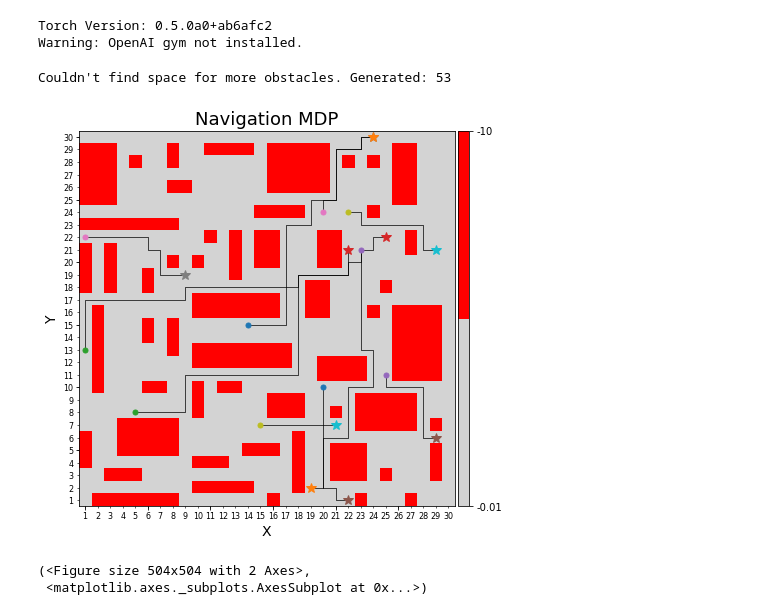
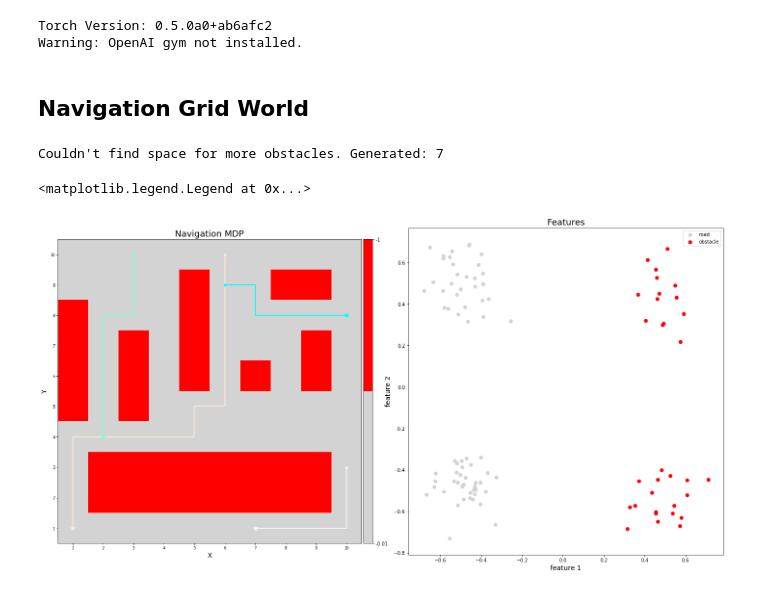
Before and after one commit to yrevar/InverseRL, a Jupyter notebook: Environments/NavigationGridWorld/NavigationGridWorld_NonLinearFeatures.ipynb, the cells around one changed output. Cells and saved outputs as stored; diff of their text form; code cells hidden in the pictures.

```diff
--- a/Environments/NavigationGridWorld/NavigationGridWorld_NonLinearFeatures.ipynb
+++ b/Environments/NavigationGridWorld/NavigationGridWorld_NonLinearFeatures.ipynb
@@ -377,53 +488,96 @@ def state_id_to_feature(state_id):
+# %% [markdown]
+## Navigation Grid World
 # %%
 np.random.seed(1)
 torch.manual_seed(1)
 
 obstacle = lambda x, y, w, h: [(x+i, y+j) for j in range(h) for i in range(w)]
 
-W, H = 30, 30
-n_obstacles = 100
+W, H = 10, 10
+n_obstacles = 10
 
 nvmdp = NavigationWorldMDP(
 
     width = W, height = H,
     nav_cell_types = ['lightgrey', "red"],
-    nav_cell_rewards = [-0.01, -10],
+    nav_cell_rewards = [-0.01, -1],
     nav_cell_p_or_locs = [1.,
                           list(itertools.chain(*[o() for o in generate_obstacles(
                               W, H, n_obstacles, max_search_tries=100)]))],
     goal_cell_types = [],
     goal_cell_rewards = [],
     goal_cell_locs = [],
     slip_prob = 0.0, step_cost = 0,
     gamma = 0.95
 )
 S = nvmdp.get_all_states()
 s_to_idx = {tuple(v):k for k,v in enumerate(S)}
 R_s = nvmdp._reward_func_state_only
 R = torch.tensor([R_s(s) for s in S], requires_grad=True)
 R_grid = convert_to_grid(nvmdp, S, R)
 A = nvmdp.get_actions()
 a_to_idx = {a:i for i,a in enumerate(A)}
 T = nvmdp.transition_func
 
+# assert len(astar_find_path(S[0], S[10], A, T, cost_fn=lambda s: -R_s(s))) == 13
+
+
 # Features
 state_ids = [nvmdp.map_state_cell_id[tuple(nvmdp._xy_to_rowcol(*s))] for s in S]
-phi = np.asarray([state_id_to_feature(s_id) for s_id in state_ids])
+linear_phi = torch.FloatTensor([state_id_to_linear_feature(s_id) for s_id in state_ids])
+non_linear_phi = torch.FloatTensor([state_id_to_non_linear_feature(s_id) for s_id in state_ids])
+
+phi = linear_phi
+phi_fn = lambda s: phi[s_to_idx[tuple(s)]]
 
 # Sample demonstrations
-n_traj = 10
+n_traj = 4
 nvmdp.set_traj_init_cell_types(["lightgrey"])
-traj_list = sample_trajectories(nvmdp.sample_init_states(n_traj), nvmdp.sample_init_states(n_traj))
+trajectories = sample_trajectories(nvmdp.sample_init_states(n_traj), nvmdp.sample_init_states(n_traj))
+trajectories_states = [list(zip(*traj))[0] for traj in trajectories]
+assert not trajectories[0][-1][1]
 
-nvmdp.visualize_grid(trajectories=traj_list,
+# nvmdp.visualize_grid(trajectories=trajectories_states,
+#                      state_space_cmap=True,
+#                      show_rewards_colorbar=True,
+#                      cmap=plt.cm.Reds_r,
+#                      show_colorbar=True,
+#                      init_marker=".",
+#                      end_marker="*",
+#                      traj_linewidth=1,
+#                      traj_marker="-k",
+#                      traj_colors_auto=True)
+
+"""
+Ref: https://stackoverflow.com/questions/47006268/matplotlib-scatter-plot-with-color-label-and-legend-specified-by-c-option
+"""
+fig = plt.figure(figsize=(20,10))
+cdict = {0: "lightgrey", 1: "red"}
+group = state_ids
+labels = {0: "road", 1: "obstacle"}
+ax = fig.add_subplot("121")
+fig, ax = nvmdp.visualize_grid(trajectories=trajectories_states,
                      state_space_cmap=True,
-                     show_rewards_colorbar=True,
+                     show_rewards_colorbar = True,
                      cmap=plt.cm.Reds_r,
                      show_colorbar=True,
                      init_marker=".",
-                     end_marker="*")
+                     end_marker="*",
+                     traj_linewidth=2,
+                     fig=fig, ax=ax, plot=False)
+
+ax = fig.add_subplot("122")
+
+for g in np.unique(group):
+    ix = np.where(group == g)
+    ax.scatter(phi[ix,0], phi[ix,1], c = cdict[g], label = labels[g], s = 50)
+# plt.scatter(phi[:,0], phi[:,1], c=[colors[s] for s in state_ids], g=state_ids, label=["obstacle", "drivable"])
+plt.tight_layout()
+plt.title("Features")
+plt.xlabel("feature 1")
+plt.ylabel("feature 2")
+plt.legend()
 # %% [output]
-Couldn't find space for more obstacles. Generated: 53
+Couldn't find space for more obstacles. Generated: 7
+<matplotlib.legend.Legend at 0x...>
-[figure, old version]
+[figure, new version]
-(<Figure size 504x504 with 2 Axes>,
- <matplotlib.axes._subplots.AxesSubplot at 0x...>)
```
Also changed, not shown: parts of 31 cells of this notebook, 18 other files.
